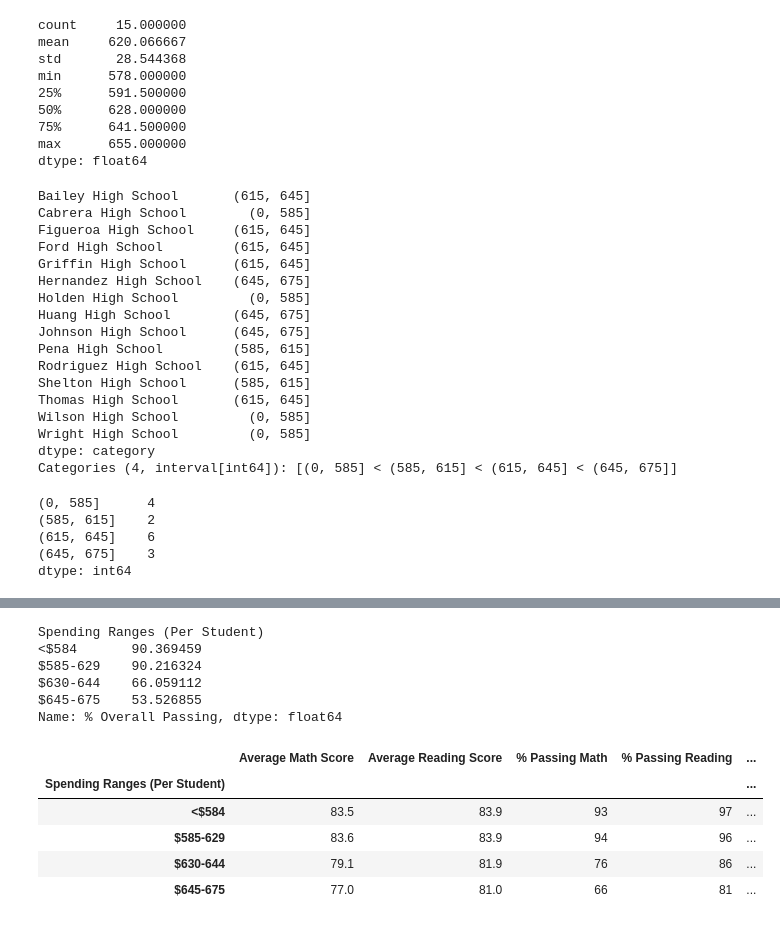
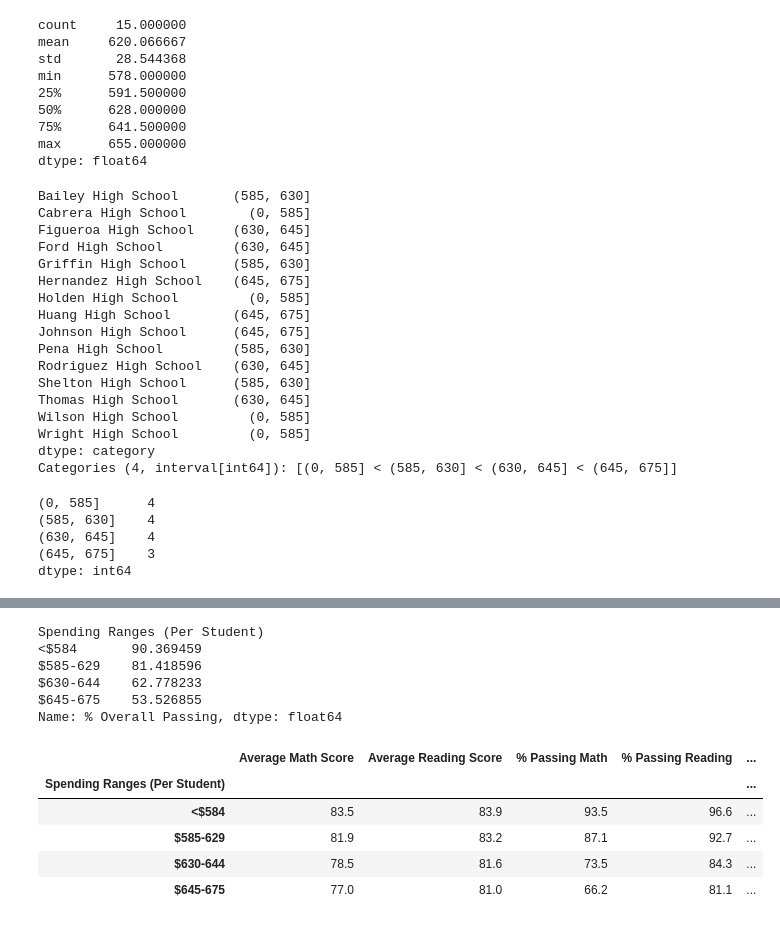
Before and after one commit to AmyLuc/School_District_Analysis, a Jupyter notebook: PyCitySchools_Challenge.ipynb, the cells around one changed output, grey strips where cells are left out. Saved outputs shown, nothing was run; the diff lists cells and outputs as text; code cells hidden in the pictures.

```diff
--- a/PyCitySchools_Challenge.ipynb
+++ b/PyCitySchools_Challenge.ipynb
@@ -612,33 +545,33 @@ max      655.000000
 dtype: float64
 # %%
 # Cut the per_school_capita into the spending ranges.
-spending_bins = [0, 585, 615, 645, 675]
+spending_bins = [0, 585, 630, 645, 675]
 pd.cut(per_school_capita, spending_bins)
 # %% [output]
-Bailey High School       (615, 645]
+Bailey High School       (585, 630]
 Cabrera High School        (0, 585]
-Figueroa High School     (615, 645]
-Ford High School         (615, 645]
-Griffin High School      (615, 645]
+Figueroa High School     (630, 645]
+Ford High School         (630, 645]
+Griffin High School      (585, 630]
 Hernandez High School    (645, 675]
 Holden High School         (0, 585]
 Huang High School        (645, 675]
 Johnson High School      (645, 675]
-Pena High School         (585, 615]
-Rodriguez High School    (615, 645]
-Shelton High School      (585, 615]
-Thomas High School       (615, 645]
+Pena High School         (585, 630]
+Rodriguez High School    (630, 645]
+Shelton High School      (585, 630]
+Thomas High School       (630, 645]
 Wilson High School         (0, 585]
 Wright High School         (0, 585]
 dtype: category
-Categories (4, interval[int64]): [(0, 585] < (585, 615] < (615, 645] < (645, 675]]
+Categories (4, interval[int64]): [(0, 585] < (585, 630] < (630, 645] < (645, 675]]
 # %%
 # Cut the per_school_capita into the spending ranges.
 per_school_capita.groupby(pd.cut(per_school_capita, spending_bins)).count()
 # %% [output]
 (0, 585]      4
-(585, 615]    2
-(615, 645]    6
+(585, 630]    4
+(630, 645]    4
 (645, 675]    3
 dtype: int64
 # %%
@@ -682,8 +615,8 @@ overall_passing_spending
 # %% [output]
 Spending Ranges (Per Student)
 <$584       90.369459
-$585-629    90.216324
-$630-644    66.059112
+$585-629    81.418596
+$630-644    62.778233
 $645-675    53.526855
 Name: % Overall Passing, dtype: float64
 # %%
@@ -699,23 +632,23 @@ spending_summary_df = pd.DataFrame({
 # %%
 # Formatting
 spending_summary_df["Average Math Score"] = spending_summary_df["Average Math Score"].map("{:.1f}".format)
 
 spending_summary_df["Average Reading Score"] = spending_summary_df["Average Reading Score"].map("{:.1f}".format)
 
-spending_summary_df["% Passing Math"] = spending_summary_df["% Passing Math"].map("{:.0f}".format)
+spending_summary_df["% Passing Math"] = spending_summary_df["% Passing Math"].map("{:.1f}".format)
 
-spending_summary_df["% Passing Reading"] = spending_summary_df["% Passing Reading"].map("{:.0f}".format)
+spending_summary_df["% Passing Reading"] = spending_summary_df["% Passing Reading"].map("{:.1f}".format)
 
-spending_summary_df["% Overall Passing"] = spending_summary_df["% Overall Passing"].map("{:.0f}".format)
+spending_summary_df["% Overall Passing"] = spending_summary_df["% Overall Passing"].map("{:.1f}".format)
 
 spending_summary_df
 # %% [output]
 |  | Average Math Score | Average Reading Score | % Passing Math | % Passing Reading | ... |
 | Spending Ranges (Per Student) |  |  |  |  | ... |
-| <$584 | 83.5 | 83.9 | 93 | 97 | ... |
-| $585-629 | 83.6 | 83.9 | 94 | 96 | ... |
-| $630-644 | 79.1 | 81.9 | 76 | 86 | ... |
-| $645-675 | 77.0 | 81.0 | 66 | 81 | ... |
+| <$584 | 83.5 | 83.9 | 93.5 | 96.6 | ... |
+| $585-629 | 81.9 | 83.2 | 87.1 | 92.7 | ... |
+| $630-644 | 78.5 | 81.6 | 73.5 | 84.3 | ... |
+| $645-675 | 77.0 | 81.0 | 66.2 | 81.1 | ... |
 # %%
 # Establish more bins.
 size_bins = [0, 1000, 2000, 5000]
```
Also changed, not shown: parts of 33 cells of this notebook.
